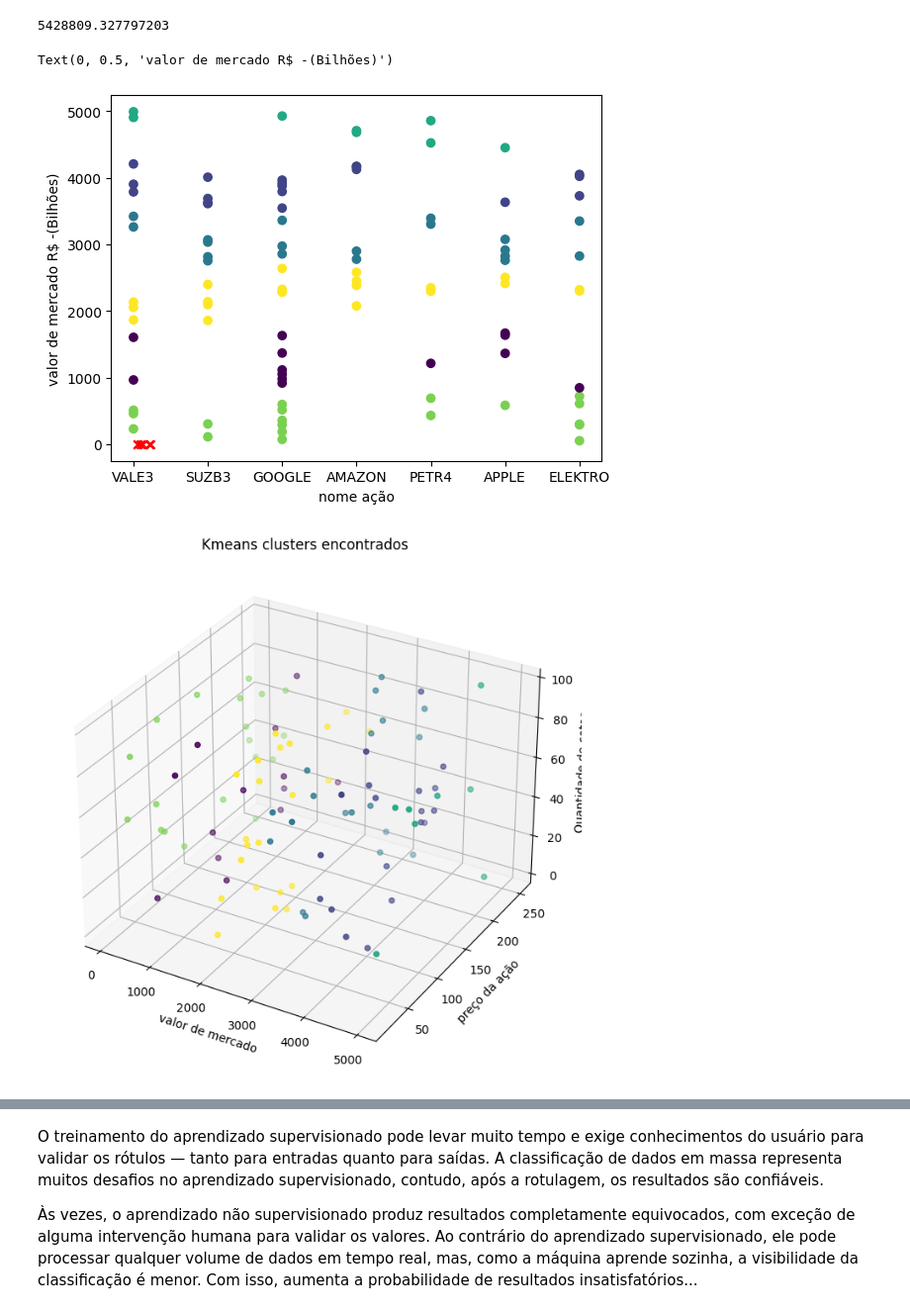
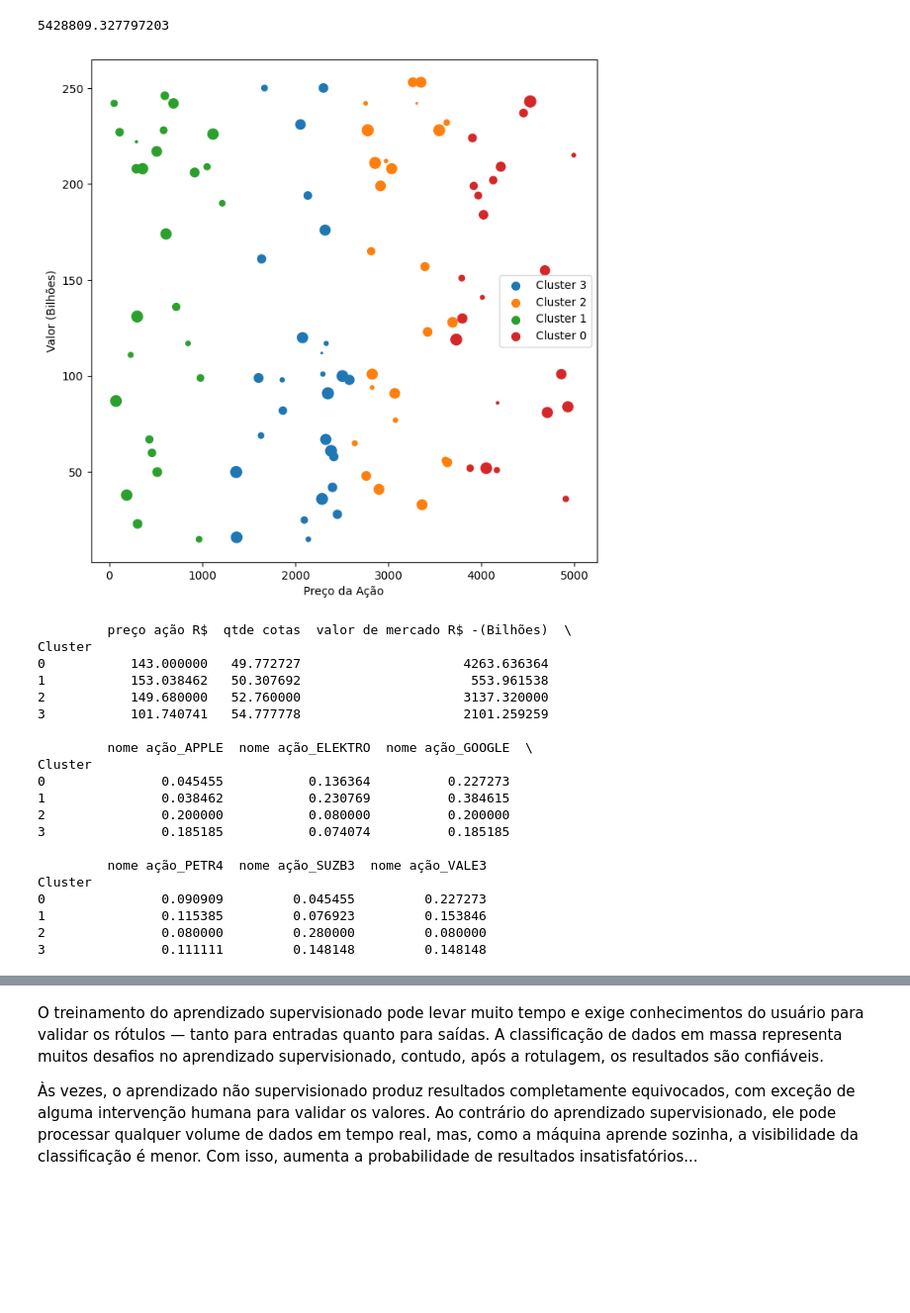
Before and after one commit to Rodrinardi/SomativaIABDRodrigo, a Jupyter notebook: codigoSomativa.ipynb, the cells around one changed output, grey strips where cells are left out. Shown at 99% size. Drawn from its saved outputs; the diff is of its cells as text; code cells hidden in the pictures; blank space fills up the shorter version.

```diff
--- a/codigoSomativa.ipynb
+++ b/codigoSomativa.ipynb
@@ -101,31 +101,50 @@ print(sse)
 # 05
 labels = kmeans.labels_
 centroids = kmeans.cluster_centers_
-# %%
-# gráfico em 2D
-plt.scatter(df['nome ação'],df['valor de mercado R$ -(Bilhões)'], c= labels)
-plt.scatter(centroids[:, 4], centroids[:, 4], marker='x', color='red')
-
-
-plt.xlabel("nome ação")
-plt.ylabel("valor de mercado R$ -(Bilhões)")
-# %% [output]
-Text(0, 0.5, 'valor de mercado R$ -(Bilhões)')
-[figure, removed]
-# %%
-# gráfico em 3D
-from mpl_toolkits.mplot3d import Axes3D
-
-fig = plt.figure(figsize=(8,8)) # ajusta o tamanho da figura
-ax = fig.add_subplot(111, projection='3d') # cria variável para armazenar a figura
-ax.scatter(df['valor de mercado R$ -(Bilhões)'], df['preço ação R$'], df['qtde cotas'], c=labels)
-
-
-ax.set_title('Kmeans clusters encontrados' )
-ax.set_xlabel('valor de mercado')
-ax.set_ylabel('preço da ação')
-ax.set_zlabel('Quantidade de cotas')
-
-plt.show()
-# %% [output]
-[figure, removed]
+# %%
+# gráfico 2D com 4 clusteres
+data = pd.get_dummies(df, columns=['nome ação'], drop_first=True)
+features = data[['preço ação R$', 'qtde cotas', 'valor de mercado R$ -(Bilhões)']]
+kmeans = KMeans(n_clusters=4, random_state=0).fit(features)
+
+data['Cluster'] = kmeans.labels_
+
+# Visualizar os grupos em um gráfico tridimensional
+fig = plt.figure(figsize=(8,8))
+
+for cluster in data['Cluster'].unique():
+    cluster_data = data[data['Cluster'] == cluster]
+    plt.scatter(cluster_data['valor de mercado R$ -(Bilhões)'], cluster_data['preço ação R$'], cluster_data['qtde cotas'], label=f'Cluster {cluster}')
+
+plt.xlabel('Preço da Ação')
+plt.ylabel('Valor (Bilhões)')
+plt.title(f'')
+
+plt.legend()
+plt.show()
+
+# Analisar os clusters
+cluster_means = data.groupby('Cluster').mean()
+print(cluster_means)
+# %% [output]
+[figure, added]
+         preço ação R$  qtde cotas  valor de mercado R$ -(Bilhões)  \
+Cluster
+0           143.000000   49.772727                     4263.636364
+1           153.038462   50.307692                      553.961538
+2           149.680000   52.760000                     3137.320000
+3           101.740741   54.777778                     2101.259259
+
+         nome ação_APPLE  nome ação_ELEKTRO  nome ação_GOOGLE  \
+Cluster
+0               0.045455           0.136364          0.227273
+1               0.038462           0.230769          0.384615
+2               0.200000           0.080000          0.200000
+3               0.185185           0.074074          0.185185
+
+         nome ação_PETR4  nome ação_SUZB3  nome ação_VALE3
+Cluster
+0               0.090909         0.045455         0.227273
+1               0.115385         0.076923         0.153846
+2               0.080000         0.280000         0.080000
+3               0.111111         0.148148         0.148148
```
Also changed, not shown: parts of 5 cells of this notebook.
